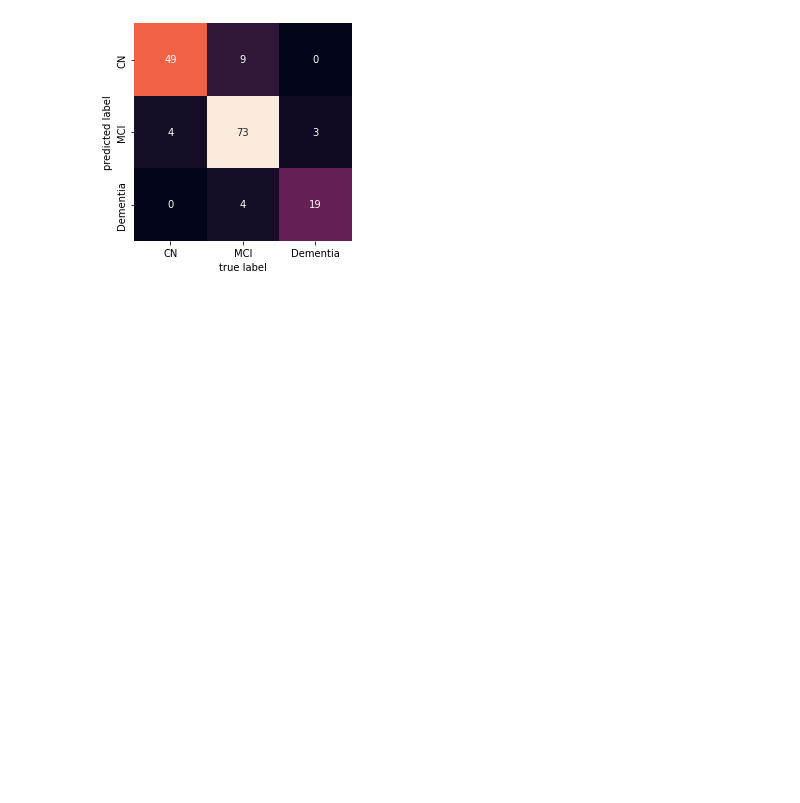
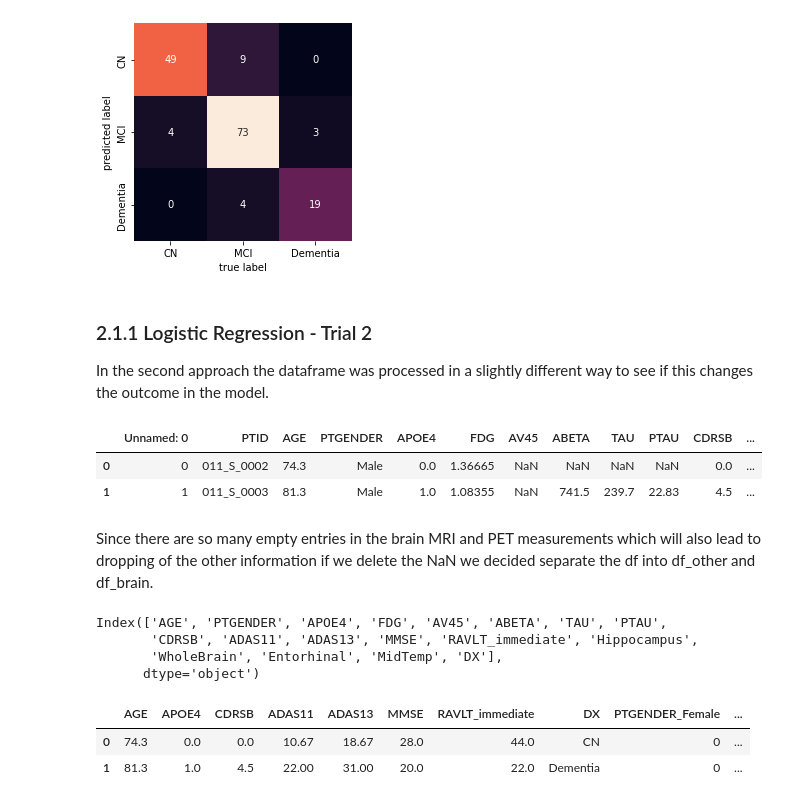
Before and after one commit to tamap94/ds-capstone-alzheimers-, a Jupyter notebook: tadpole_challenge/Tadpole_EDA_Model.ipynb, the cells around one changed output. Saved outputs shown, nothing was run; the diff lists cells and outputs as text; code cells hidden in the pictures; blank space fills up the shorter version.

```diff
--- a/tadpole_challenge/Tadpole_EDA_Model.ipynb
+++ b/tadpole_challenge/Tadpole_EDA_Model.ipynb
@@ -422,0 +436,12 @@ accuracy:  0.88
+# %% [markdown]
+### 2.1.1 Logistic Regression - Trial 2
+
+In the second approach the dataframe was processed in a slightly different way to see if this changes the outcome in the model.
+# %%
+#We load the csv file again and apply the modification done by Leonardo
+df = pd.read_csv("../tadpole_challenge/df_processed.csv")
+df.head(2)
+# %% [output]
+|  | Unnamed: 0 | PTID | AGE | PTGENDER | APOE4 | FDG | AV45 | ABETA | TAU | PTAU | CDRSB | ... |
+| 0 | 0 | 011_S_0002 | 74.3 | Male | 0.0 | 1.36665 | NaN | NaN | NaN | NaN | 0.0 | ... |
+| 1 | 1 | 011_S_0003 | 81.3 | Male | 1.0 | 1.08355 | NaN | 741.5 | 239.7 | 22.83 | 4.5 | ... |
@@ -422,0 +451,9 @@ accuracy:  0.88
+# %% [markdown]
+Since there are so many empty entries in the brain MRI and PET measurements which will also lead to dropping of the other information if we delete the NaN we decided separate the df into df_other and df_brain.
+# %%
+df.columns
+# %% [output]
+Index(['AGE', 'PTGENDER', 'APOE4', 'FDG', 'AV45', 'ABETA', 'TAU', 'PTAU',
+       'CDRSB', 'ADAS11', 'ADAS13', 'MMSE', 'RAVLT_immediate', 'Hippocampus',
+       'WholeBrain', 'Entorhinal', 'MidTemp', 'DX'],
+      dtype='object')
@@ -422,0 +467,6 @@ accuracy:  0.88
+# %%
+df_other.head(2)
+# %% [output]
+|  | AGE | APOE4 | CDRSB | ADAS11 | ADAS13 | MMSE | RAVLT_immediate | DX | PTGENDER_Female | ... |
+| 0 | 74.3 | 0.0 | 0.0 | 10.67 | 18.67 | 28.0 | 44.0 | CN | 0 | ... |
+| 1 | 81.3 | 1.0 | 4.5 | 22.00 | 31.00 | 20.0 | 22.0 | Dementia | 0 | ... |
```
Also changed, not shown: parts of 34 cells of this notebook.
